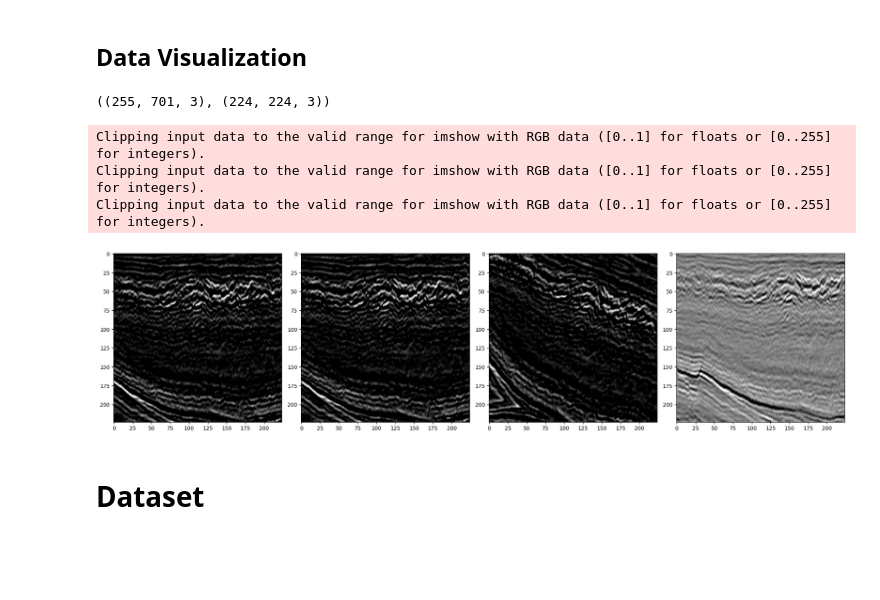
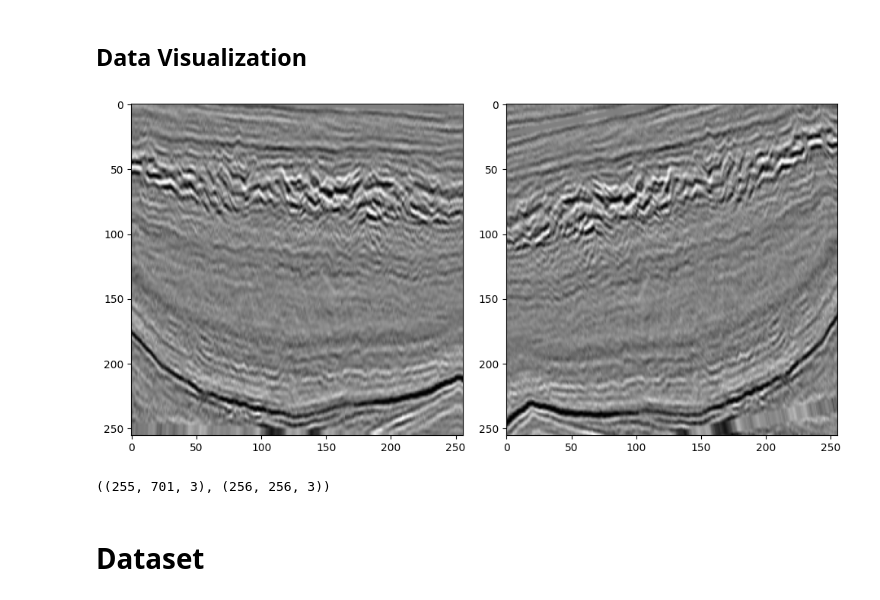
Before and after one commit to jpfrare/Seismic-BYOL-SSL, a Jupyter notebook: dev-seismic-byol/transformer_test.ipynb, the cells around one changed output. Saved outputs shown, nothing was run; the diff lists cells and outputs as text; code cells hidden in the pictures; blank space fills up the shorter version.

```diff
--- a/dev-seismic-byol/transformer_test.ipynb
+++ b/dev-seismic-byol/transformer_test.ipynb
@@ -30,13 +38,13 @@ pretrain_ckpt_path = '/workspaces/Seismic-Byol/dev-seismic-byol/ckpt/train'
 # %% [markdown]
 ## Hyperparameters
 # %%
-x = 224
+x = 256
 input_size = (x, x)
 
 dataset_name = 'seam_ai'
 
-learning_rate = 0.2
-batch_size = 8
+learning_rate = 0.1
+batch_size = 32
 num_epochs = 20
 
 single_channel = True
@@ -48,13 +99,13 @@ model_name = f'teste'
 # %%
 random_flip = RandomFlip(possible_axis=1)
 random_crop = RandomCrop(crop_size=input_size)
-random_rotation = RandomRotation(degrees=25, prob=0.2)
+random_rotation = RandomRotation(degrees=25, prob=0.9)
 transpose = Transpose([2, 0, 1])
 cast_to_tensor = CastTo(dtype=np.float32)
 
-byol_transform_pipeline = TransformPipeline(
+aux_transform_pipeline = TransformPipeline(
     [
-        random_crop,
+        # random_crop,
         random_flip,
         random_rotation,
         transpose,
@@ -63,10 +114,30 @@ byol_transform_pipeline = TransformPipeline(
 )
 
 constrastive_transform = ContrastiveTransform(
-    byol_transform_pipeline
+    aux_transform_pipeline
 )
+
+byol_transform_pipeline = TransformPipeline(
+    [
+        random_crop,
+        constrastive_transform,
+    ]
+)
 # %% [markdown]
 ## Data Visualization
+# %%
+tiff_reader = TiffReader(path = data_path)
+image_example = tiff_reader[0]
+test_image = byol_transform_pipeline(image_example)
+
+image_list = [
+    test_image[0][0],
+    test_image[1][0]
+
+]
+plot_images(image_list)
+# %% [output]
+[figure, added]
 # %%
 tiff_reader = TiffReader(path = data_path)
 image_example = tiff_reader[0]
@@ -78,20 +149,7 @@ final_image = byol_transform_pipeline(image_example)
 # %%
 image_example.shape, cropped_image.shape
 # %% [output]
-((255, 701, 3), (224, 224, 3))
+((255, 701, 3), (256, 256, 3))
-# %%
-image_list = [
-    cropped_image,
-    flipped_image,
-    rotated_image,
-    final_image[0]
-]
-plot_images(image_list)
-# %% [output]
-Clipping input data to the valid range for imshow with RGB data ([0..1] for floats or [0..255] for integers).
-Clipping input data to the valid range for imshow with RGB data ([0..1] for floats or [0..255] for integers).
-Clipping input data to the valid range for imshow with RGB data ([0..1] for floats or [0..255] for integers).
-[figure, removed]
 # %% [markdown]
 # Dataset
 # %% [markdown]
```
Also changed, not shown: parts of 9 cells of this notebook, 8 other files.
